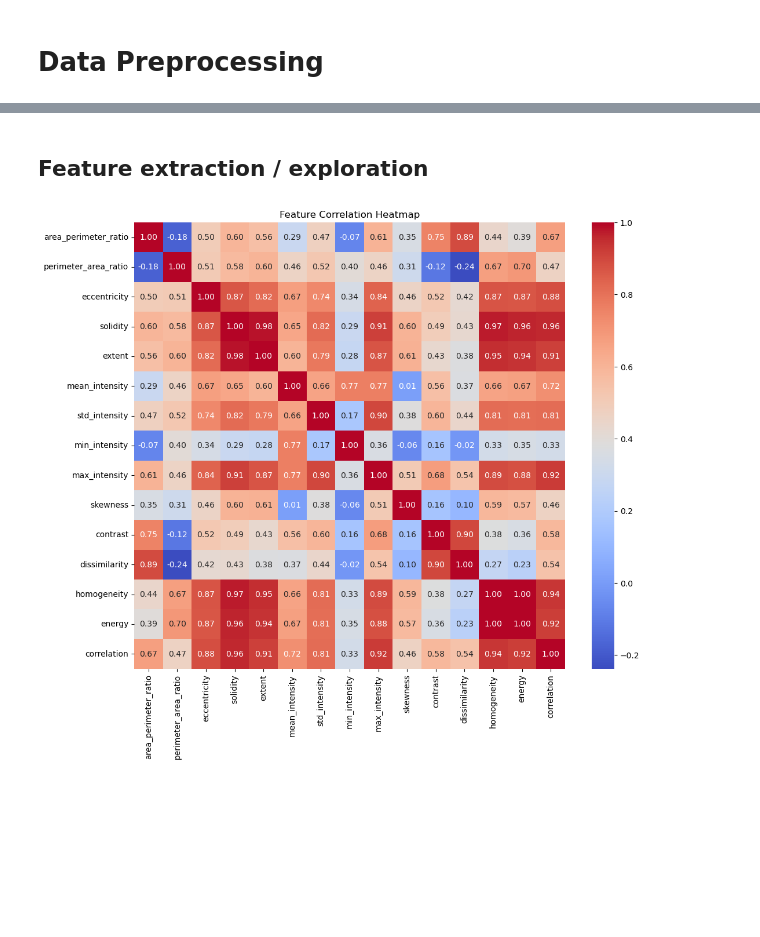
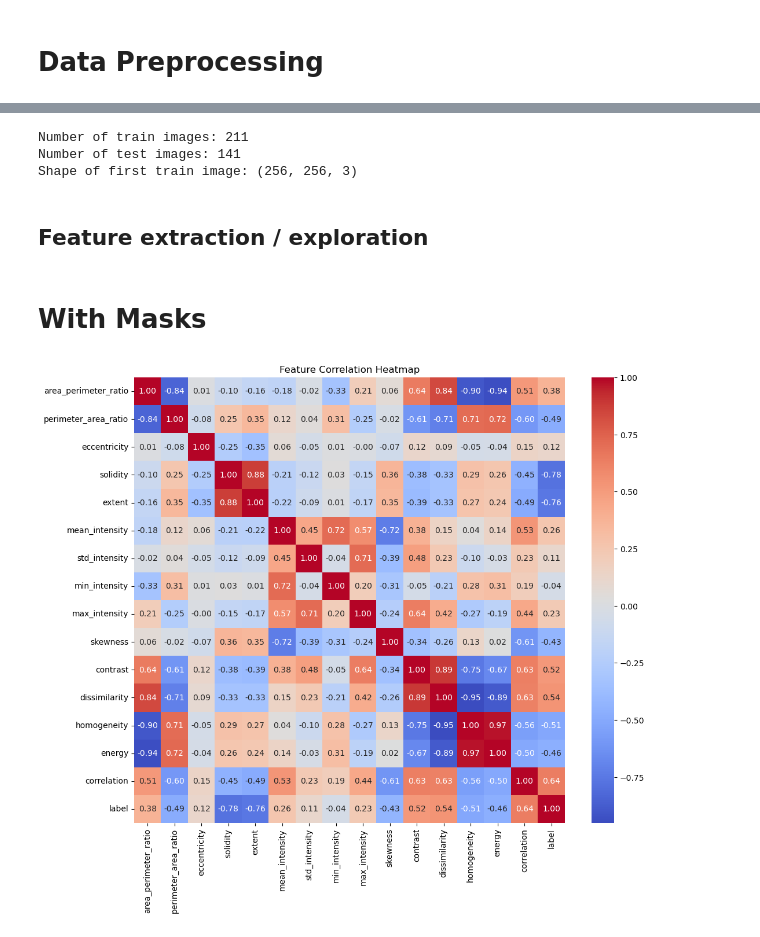
Before and after one commit to Daught/digital_biomarker, a Jupyter notebook: Imaging/1_Breast_Tumor_Detection/breast_ultrasound_cancer_predictions_final.ipynb, the cells around one changed output, grey strips where cells are left out. Cells and saved outputs as stored; diff of their text form; code cells hidden in the pictures; blank space fills up the shorter version.

Commit message:
Breast Cancer & Report upload

```diff
--- a/Imaging/1_Breast_Tumor_Detection/breast_ultrasound_cancer_predictions_final.ipynb
+++ b/Imaging/1_Breast_Tumor_Detection/breast_ultrasound_cancer_predictions_final.ipynb
@@ -210,0 +293,12 @@ plt.show()
+# %%
+plt.figure(figsize=(13, 8))
+for i in range(15):
+    plt.subplot(3, 5, i + 1)
+    idx = np.random.randint(len(malignant_images))
+    show_image(malignant_images[idx])
+    show_mask(malignant_images[idx], malignant_masks[idx], cmap='jet', alpha=0.3)
+    # show_mask(images[id], masks[id], cmap=plt.get_cmap('binary'))
+    # show_mask(images[id], masks[id], cmap='afmhot')
+    # show_mask(images[id], masks[id], cmap='copper')
+plt.tight_layout()
+plt.show()
@@ -219,6 +315,7 @@ def get_labels_from_filenames(image_paths):
             labels.append(1)  # Malignant -> 1
         elif "normal" in path.lower():
             labels.append(2)  # Normal -> 2
+            raise ValueError(f"Not allowed class in filename: {path}")
         else:
             raise ValueError(f"Unknown class in filename: {path}")
     return labels
@@ -262,2 +322,41 @@ Shape of first train image: (256, 256)
+# %%
+all_image_paths = benign_paths + malignant_paths
+all_mask_paths = benign_mask_paths + malignant_mask_paths
+
+train_image_paths, test_image_paths, train_mask_paths, test_mask_paths = train_test_split(
+    all_image_paths, all_mask_paths, test_size=0.4, random_state=42
+)
+
+train_images = load_images(train_image_paths, SIZE)
+train_images_greyscale = load_greyscale_images(train_image_paths, SIZE)
+train_mask = load_images(train_mask_paths, SIZE)
+train_mask_greyscale = load_greyscale_images(train_mask_paths, SIZE)
+train_labels = get_labels_from_filenames(image_paths=train_image_paths)
+
+
+
+test_images = load_images(test_image_paths, SIZE)
+test_images_greyscale = load_greyscale_images(test_image_paths, SIZE)
+test_mask = load_images(test_mask_paths, SIZE)
+test_mask_greyscale = load_greyscale_images(test_mask_paths, SIZE)
+test_labels = get_labels_from_filenames(image_paths=test_image_paths)
+
+# Debug output
+print(f"Number of train images: {len(train_images)}")
+print(f"Number of test images: {len(test_images)}")
+print(f"Shape of first train image: {train_images[0].shape}")
+# %% [output]
+Number of train images: 211
+Number of test images: 141
+Shape of first train image: (256, 256, 3)
+# %%
+# Assert that the classifications are correct
+for i, (image_path, label) in enumerate(zip(train_image_paths, train_labels)):
+    # Derive the expected classification from the label
+    classification = "malignant" if label == 1 else "benign"
+
+    # Perform the element-wise comparison and print the result
+    is_correct = ("malignant" in image_path and label == 1) or ("benign" in image_path and label == 0)
+    assert is_correct, f"Incorrect classification at index {i}: {image_path}, Label: {label}"
 # %% [markdown]
 ## Feature extraction / exploration
@@ -431,30 +462,27 @@ def extract_texture_features(image, mask):
+# %% [markdown]
+# With Masks
 # %%
-from sklearn.ensemble import RandomForestClassifier
-from sklearn.model_selection import train_test_split
-from sklearn.metrics import classification_report, accuracy_score
+# Extract features for training and mask_pathtesting
+train_features_with_masks = [extract_features(img, mask) for img, mask in zip(train_images_greyscale, train_mask_greyscale)]
+test_features_with_masks = [extract_features(img, mask) for img, mask in zip(test_images_greyscale, test_mask_greyscale)]
 
-# Extract features for training and mask_pathtesting
-train_features = [extract_features(img, mask) for img, mask in zip(train_images, train_masks)]
-test_features = [extract_features(img, mask) for img, mask in zip(test_images, test_masks)]
-
+train_df_with_labels = pd.DataFrame(train_features_with_masks)
+train_df_with_labels['label'] = train_labels
 
 # Convert feature dictionaries to DataFrame
-train_df = pd.DataFrame(train_features)
-test_df = pd.DataFrame(test_features)
-
-#print(train_labels)
-#print(test_labels)
+train_df_with_masks = pd.DataFrame(train_features_with_masks)
+test_df_with_masks = pd.DataFrame(test_features_with_masks)
 # %%
 # Compute correlation matrix
-correlation_matrix = train_df.corr()
+correlation_matrix_with_masks = train_df_with_labels.corr()
 
 # Plot heatmap8
 plt.figure(figsize=(12, 10))
-sns.heatmap(correlation_matrix, annot=True, cmap='coolwarm', fmt=".2f")
+sns.heatmap(correlation_matrix_with_masks, annot=True, cmap='coolwarm', fmt=".2f")
 plt.title('Feature Correlation Heatmap')
 plt.show()
 # %% [output]
-[figure, old version]
+[figure, new version]
 # %%
 # Identify highly correlated features (threshold = 0.9)
 correlation_threshold = 0.9
```
Also changed, not shown: parts of 35 cells of this notebook, 1 other file.
